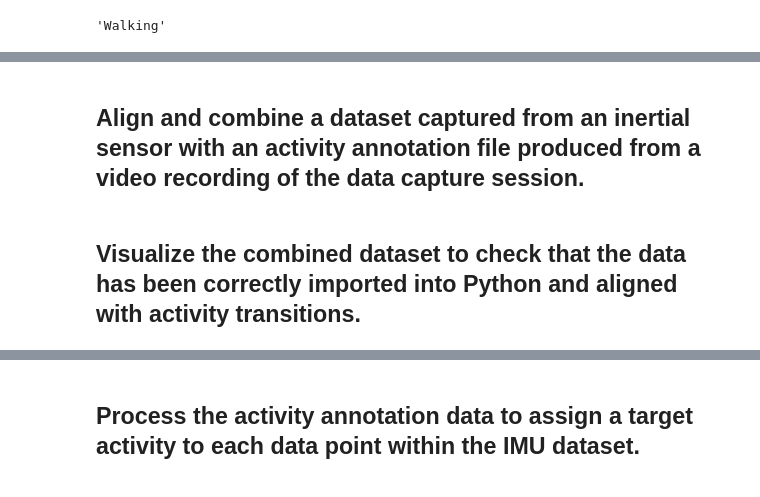
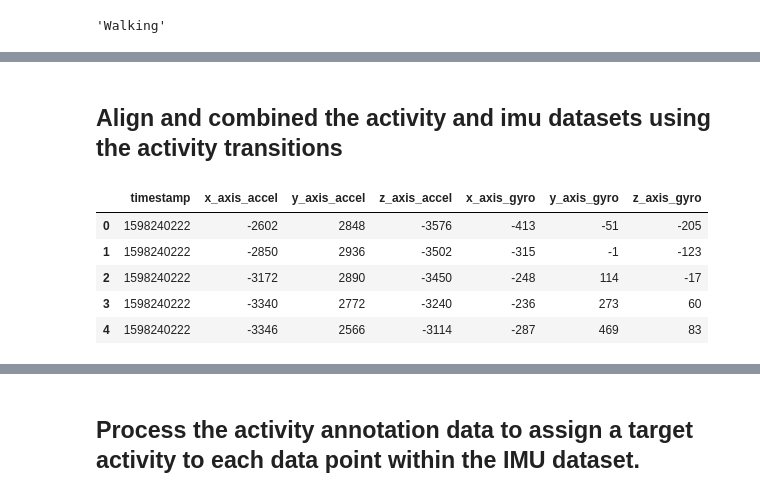
Before and after one commit to Mokoto-K/COSC102-assignment-3, a Jupyter notebook: assignment-3.ipynb, the cells around one changed output, grey strips where cells are left out. Cells and saved outputs as stored; diff of their text form; code cells hidden in the pictures.

```diff
--- a/assignment-3.ipynb
+++ b/assignment-3.ipynb
@@ -265,4 +289,16 @@ activity_data_raw.label[0]
 # %% [markdown]
-## Align and combine a dataset captured from an inertial sensor with an activity annotation file produced from a video recording of the data capture session.
+## Align and combined the activity and imu datasets using the activity transitions
-# %% [markdown]
-## Visualize the combined dataset to check that the data has been correctly imported into Python and aligned with activity transitions.
+# %%
+# Slice up our imu data to remove unwanted start and end data
+imu_processed = imu_data_raw.drop(["time (seconds)"], axis=1)[900:70000]
+
+# reset the inde on the dataframe and drop the old index column
+imu_processed = imu_processed.reset_index().drop("index", axis=1)
+imu_processed.head()
+# %% [output]
+|  | timestamp | x_axis_accel | y_axis_accel | z_axis_accel | x_axis_gyro | y_axis_gyro | z_axis_gyro |
+| 0 | 1598240222 | -2602 | 2848 | -3576 | -413 | -51 | -205 |
+| 1 | 1598240222 | -2850 | 2936 | -3502 | -315 | -1 | -123 |
+| 2 | 1598240222 | -3172 | 2890 | -3450 | -248 | 114 | -17 |
+| 3 | 1598240222 | -3340 | 2772 | -3240 | -236 | 273 | 60 |
+| 4 | 1598240222 | -3346 | 2566 | -3114 | -287 | 469 | 83 |
```
Also changed, not shown: parts of 15 cells of this notebook.
